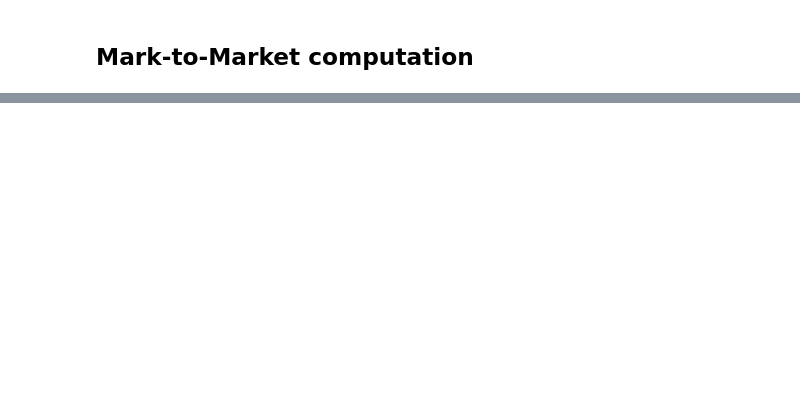
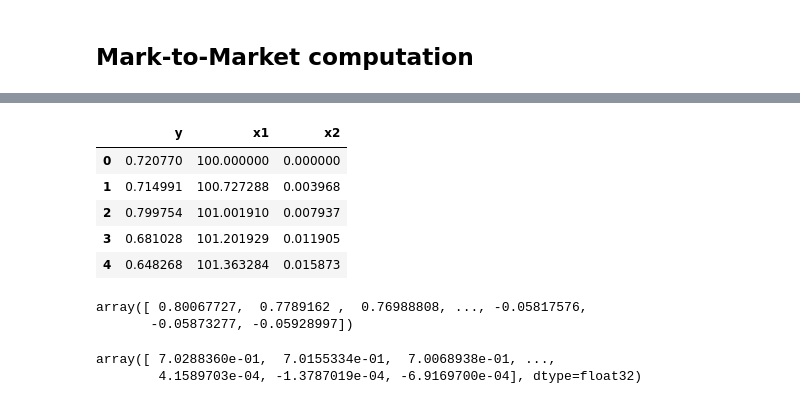
Before and after one commit to Bilg4me/Deep-XVA-Analysis, a Jupyter notebook: notebook.ipynb, the cells around one changed output, grey strips where cells are left out. Cells and saved outputs as stored; diff of their text form; code cells hidden in the pictures; blank space fills up the shorter version.

```diff
--- a/notebook.ipynb
+++ b/notebook.ipynb
@@ -87,0 +115,28 @@ plt.show()
+# %%
+# Computing postive part of gap risk with equation (2)
+
+def gap_risk(t, S_hat_t):
+    S_hat_t_delta = S_hat(delta, S_hat_t)
+    return max(0, Nom * f(t) * (S_hat_t_delta - S_hat_t))
+
+# Computing the left-hand side and right-hand side of equation (4)
+def lhs_estimation(t, S_hat_t, N = 1000):
+    return np.mean([gap_risk(t, S_hat_t) for _ in range(N)])
+
+# Computing the right-hand side of equation (4)
+def rhs_computation(t, S_hat_t):
+    return Nom * A(t) * S_hat_t
+# %%
+time = np.linspace(0, T, int(T / dt) + 1)
+S_hats = S_hat(time, S0)
+
+lhs = [ lhs_estimation(t, S_hats[int(t*(1/dt))]) for t in tqdm( time, desc='LHS Estimation') ]
+rhs = [ rhs_computation(t, S_hats[int(t*(1/dt))]) for t in time ]
+
+plt.plot(lhs, label='LHS', color='blue')
+plt.plot(rhs, label='RHS', color='green')
+plt.xlabel('Time Steps')
+plt.ylabel('Gap Risk')
+plt.title('Gap Risk Estimation')
+plt.legend()
+plt.show()
@@ -87,0 +146,24 @@ plt.show()
+# %%
+# regression model vs 1-Layer NN with data from lhs
+data = {'y' : lhs, 'x1': S_hats, 'x2': time}
+df = pd.DataFrame(data)
+
+X = df[['x1', 'x2']].values
+y = df['y'].values
+df.head()
+# %% [output]
+|  | y | x1 | x2 |
+| 0 | 0.720770 | 100.000000 | 0.000000 |
+| 1 | 0.714991 | 100.727288 | 0.003968 |
+| 2 | 0.799754 | 101.001910 | 0.007937 |
+| 3 | 0.681028 | 101.201929 | 0.011905 |
+| 4 | 0.648268 | 101.363284 | 0.015873 |
+# %%
+
+reg_linear = LinearRegression()
+reg_linear.fit(X, y)
+y_pred_linear = reg_linear.predict(X)
+y_pred_linear
+# %% [output]
+array([ 0.80067727,  0.7789162 ,  0.76988808, ..., -0.05817576,
+       -0.05873277, -0.05928997])
@@ -87,0 +211,11 @@ plt.show()
+# %%
+
+# Evaluate the model
+model.eval()
+with torch.no_grad():
+    y_pred_nn = model(X_tensor).cpu().numpy().flatten()
+
+y_pred_nn
+# %% [output]
+array([ 7.0288360e-01,  7.0155334e-01,  7.0068938e-01, ...,
+        4.1589703e-04, -1.3787019e-04, -6.9169700e-04], dtype=float32)
```
Also changed, not shown: parts of 17 cells of this notebook.
